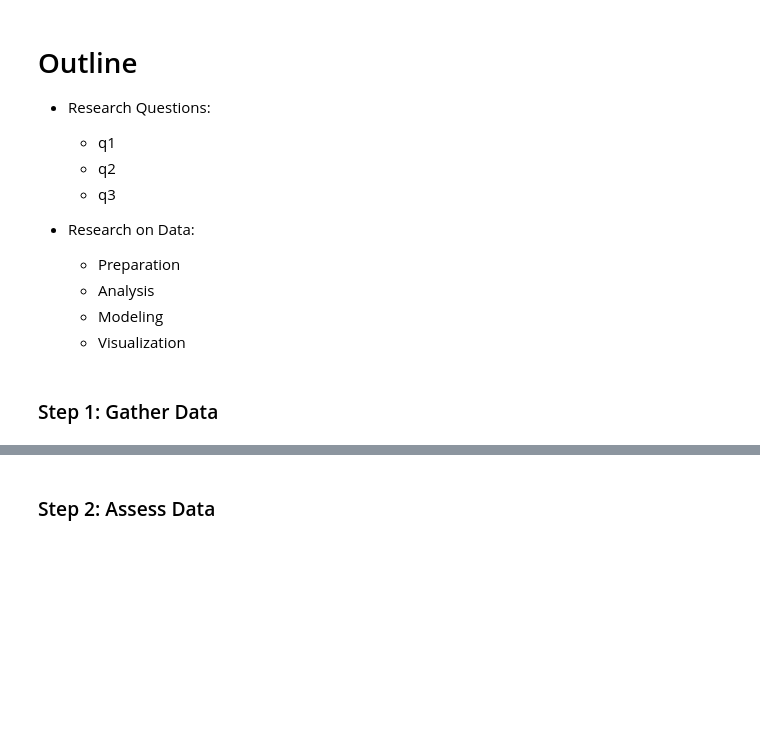
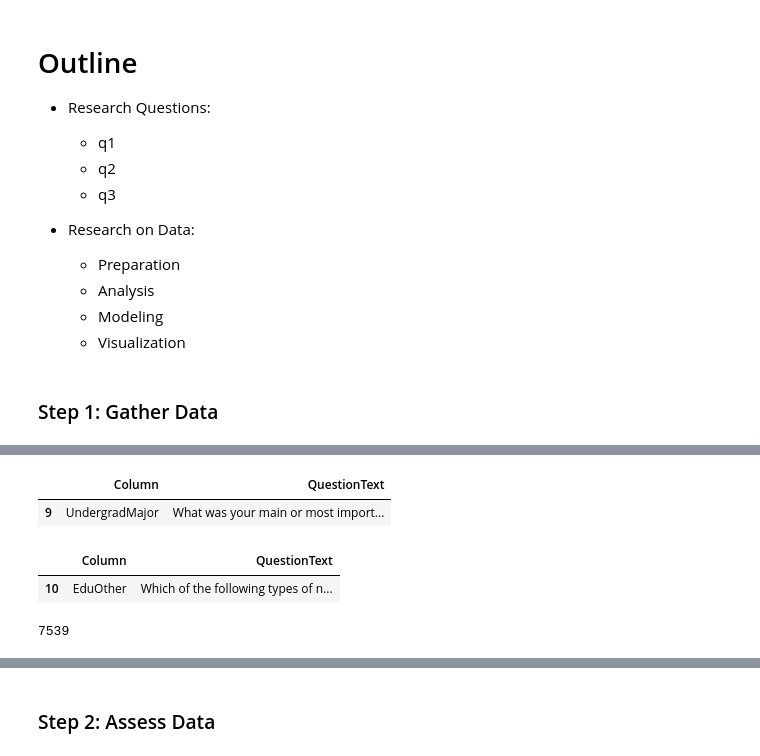
Before and after one commit to lezneklihp/dsend_project_1, a Jupyter notebook: dsend_project_1.ipynb, the cells around one changed output, grey strips where cells are left out. Cells and saved outputs as stored; diff of their text form; code cells hidden in the pictures; blank space fills up the shorter version.

```diff
--- a/dsend_project_1.ipynb
+++ b/dsend_project_1.ipynb
@@ -24,0 +118,19 @@
+# %%
+background_1 = df_schema[df_schema.QuestionText == 'What was your main or most important field of study?']
+background_1
+# %% [output]
+|  | Column | QuestionText |
+| 9 | UndergradMajor | What was your main or most import... |
+# %%
+background_2 = df_schema[df_schema.QuestionText == 'Which of the following types of nondegree education have you used or participated in?']
+background_2
+
+df_schema.Column[10]
+df_schema[df_schema.Column == 'EduOther']
+# %% [output]
+|  | Column | QuestionText |
+| 10 | EduOther | Which of the following types of n... |
+# %%
+len(df_me)
+# %% [output]
+7539
```
Also changed, not shown: parts of 28 cells of this notebook, 7 other files.
